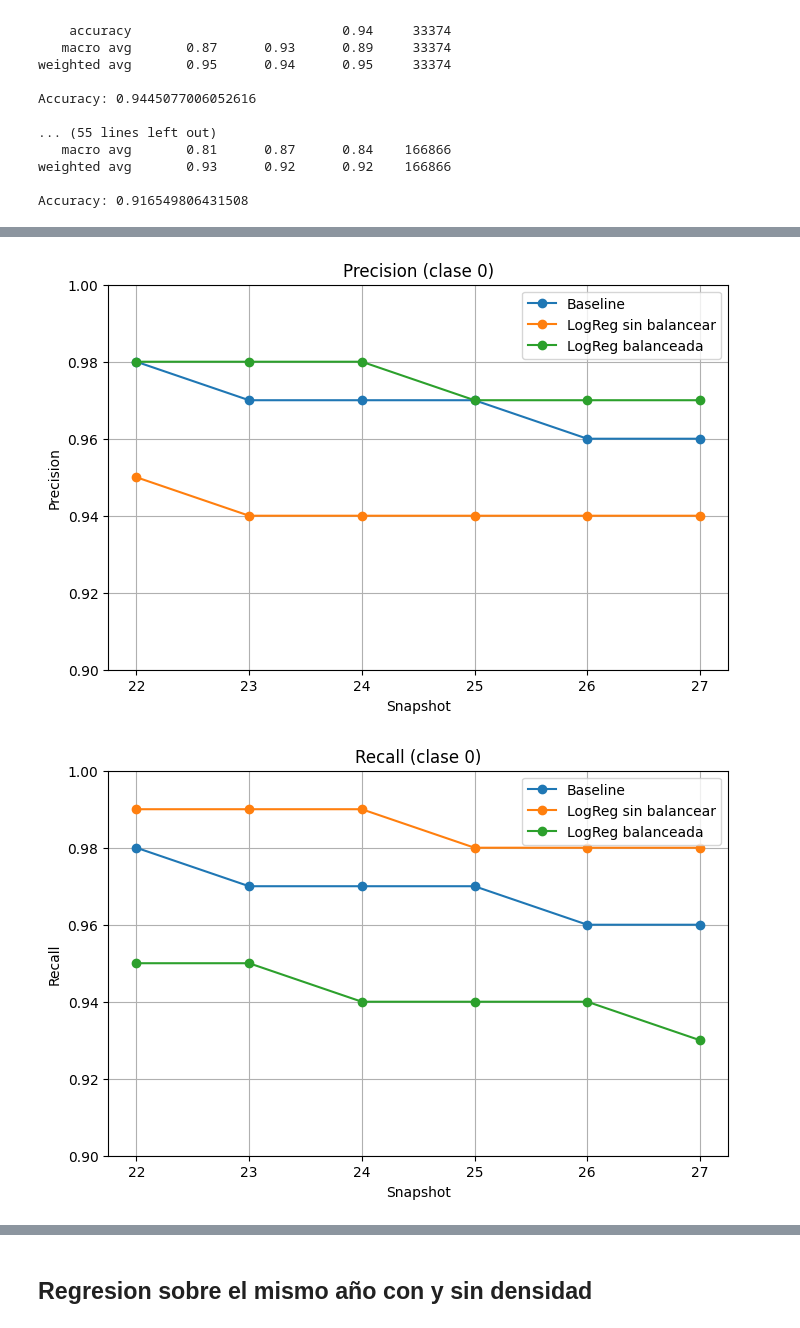
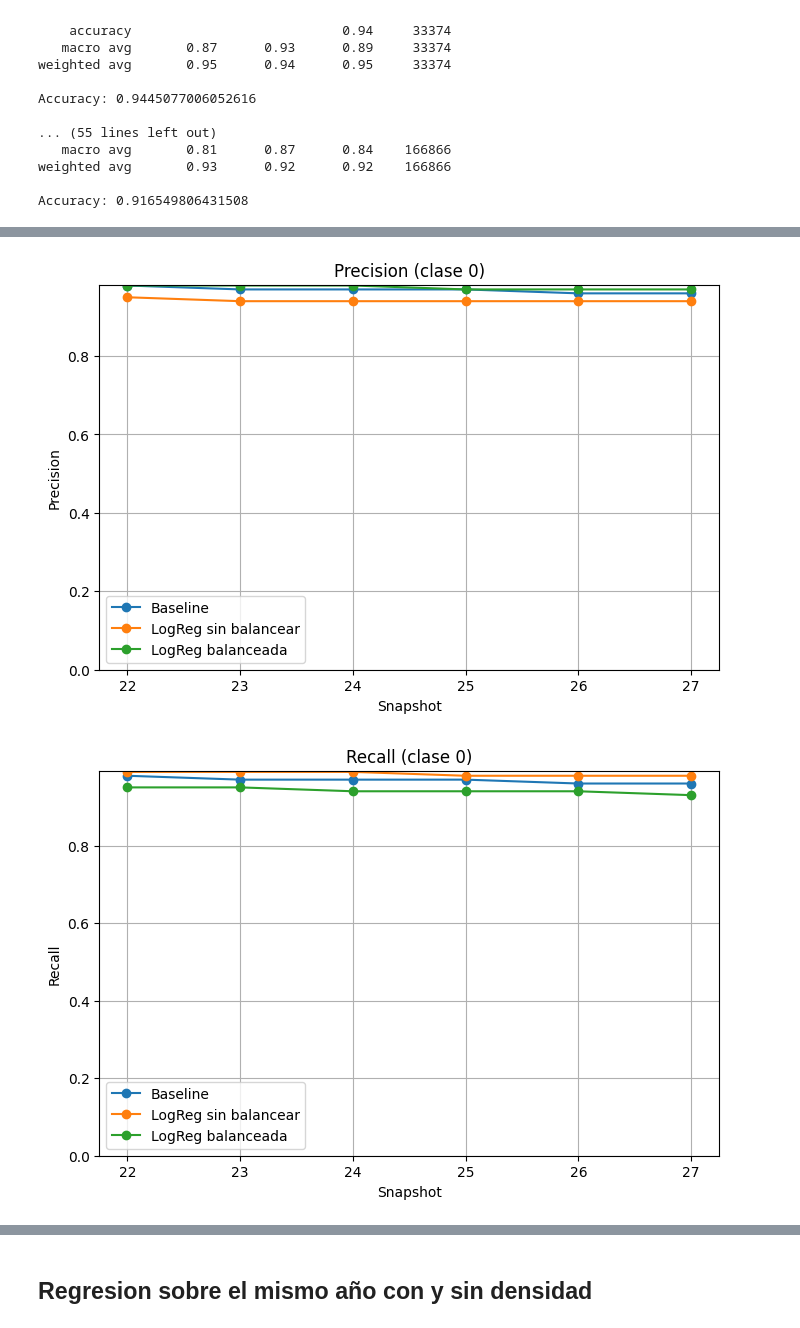
Before and after one commit to IgnacioLavalle/OpenTLPPSpace, a Jupyter notebook: Python/Analisis_Exploratorio/similarity.ipynb, the cells around one changed output, grey strips where cells are left out. Cells and saved outputs as stored; diff of their text form; code cells hidden in the pictures.

```diff
--- a/Python/Analisis_Exploratorio/similarity.ipynb
+++ b/Python/Analisis_Exploratorio/similarity.ipynb
@@ -568,36 +568,36 @@ plt.plot(snapshots, lrb_precision_class_0, label="LogReg balanceada", marker='o'
 plt.title("Precision (clase 0)")
 plt.xlabel("Snapshot")
 plt.ylabel("Precision")
-plt.ylim(0.9, 1.0)
+plt.ylim(bottom=0)
 plt.grid(True)
 plt.legend()
 plt.show()
 
 # Recall (clase 0)
 plt.figure(figsize=(8, 5))
 plt.plot(snapshots, bs_recall_class_0, label="Baseline", marker='o')
 plt.plot(snapshots, lr_recall_class_0, label="LogReg sin balancear", marker='o')
 plt.plot(snapshots, lrb_recall_class_0, label="LogReg balanceada", marker='o')
 plt.title("Recall (clase 0)")
 plt.xlabel("Snapshot")
 plt.ylabel("Recall")
-plt.ylim(0.9, 1.0)
+plt.ylim(bottom=0)
 plt.grid(True)
 plt.legend()
 plt.show()
 
 # F1-score (clase 0)
 plt.figure(figsize=(8, 5))
 plt.plot(snapshots, bs_f1_class_0, label="Baseline", marker='o')
 plt.plot(snapshots, lr_f1_class_0, label="LogReg sin balancear", marker='o')
 plt.plot(snapshots, lrb_f1_class_0, label="LogReg balanceada", marker='o')
 plt.title("F1-score (clase 0)")
 plt.xlabel("Snapshot")
 plt.ylabel("F1-score")
-plt.ylim(0.9, 1.0)
+plt.ylim(bottom=0)
 plt.grid(True)
 plt.legend()
 plt.show()
 # %% [output]
-[figure, old version]
+[figure, new version]
-[figure, old version]
+[figure, new version]
```
Also changed, not shown: parts of 2 cells of this notebook, 3 other files.
